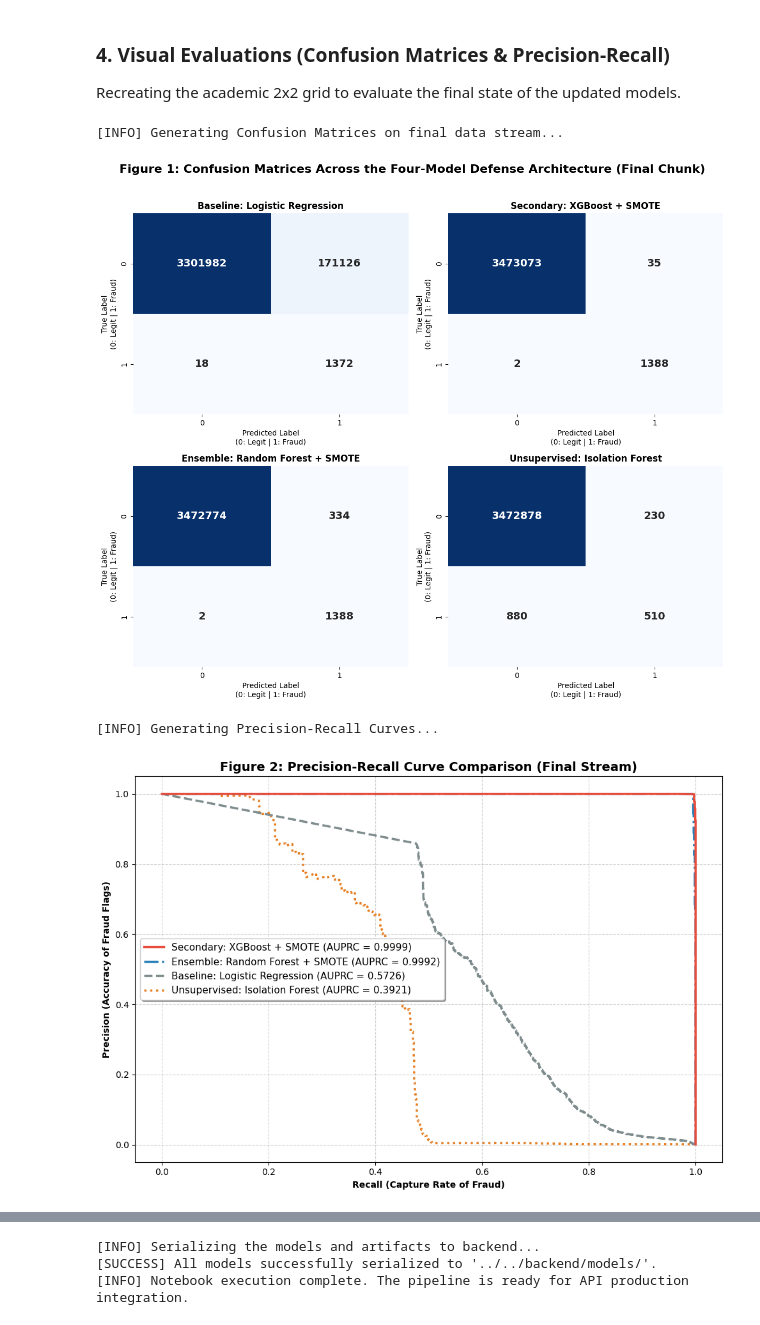
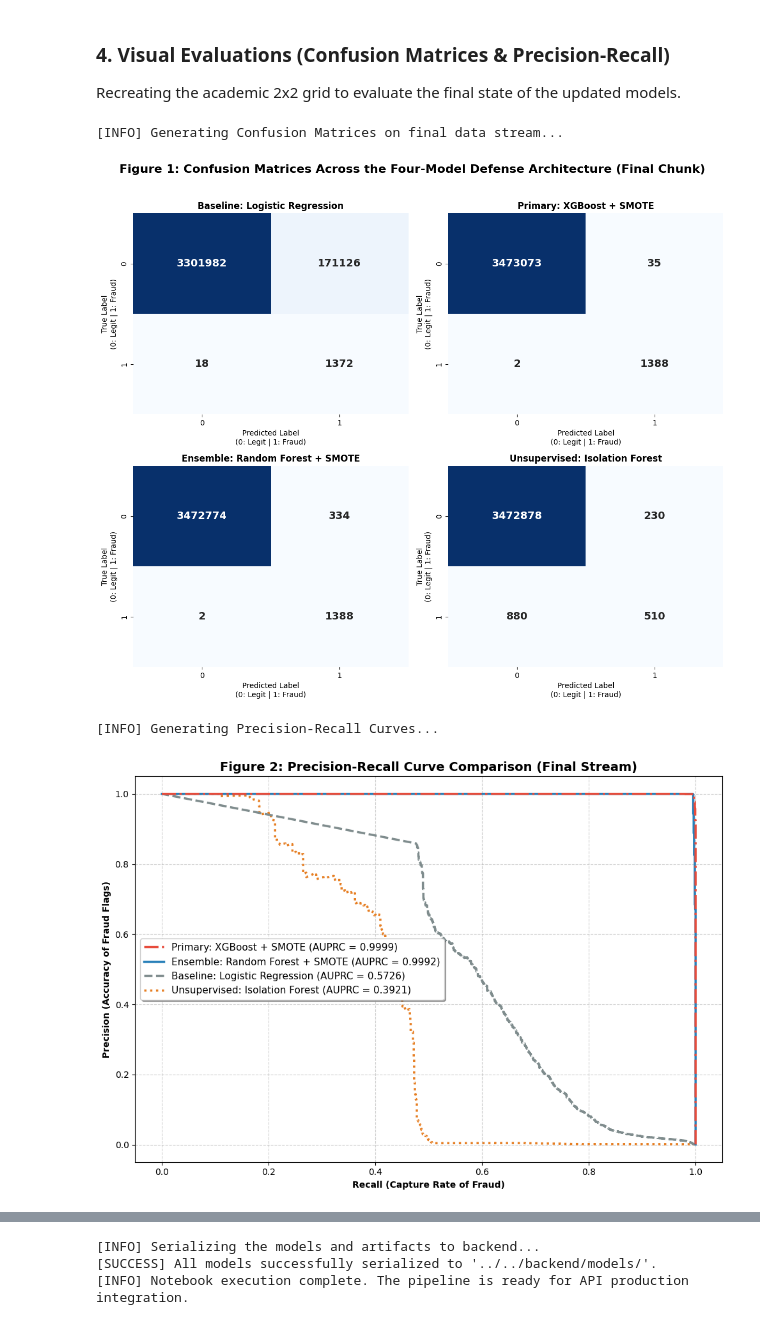
Before and after one commit to Quynh-Trang12/anomaly-watchers-donutpuff, a Jupyter notebook: ml_pipeline/notebooks/02_continuous_learning.ipynb, the cells around one changed output, grey strips where cells are left out. Cells and saved outputs as stored; diff of their text form; code cells hidden in the pictures.

```diff
--- a/ml_pipeline/notebooks/02_continuous_learning.ipynb
+++ b/ml_pipeline/notebooks/02_continuous_learning.ipynb
@@ -365,7 +365,7 @@ if final_y_true is not None:
 
     models_preds = [
         ("Baseline: Logistic Regression", final_preds["log"][0]),
-        ("Secondary: XGBoost + SMOTE", final_preds["xgb"][0]),
+        ("Primary: XGBoost + SMOTE", final_preds["xgb"][0]),
         ("Ensemble: Random Forest + SMOTE", final_preds["rf"][0]),
     ]
     if "if" in final_preds:
@@ -403,8 +403,8 @@ if final_y_true is not None:
 
     model_probas = [
         ("Baseline: Logistic Regression", final_preds["log"][1], "#7f8c8d", "--"),
-        ("Ensemble: Random Forest + SMOTE", final_preds["rf"][1], "#2980b9", "-."),
-        ("Secondary: XGBoost + SMOTE", final_preds["xgb"][1], "#e74c3c", "-"),
+        ("Ensemble: Random Forest + SMOTE", final_preds["rf"][1], "#2980b9", "-"),
+        ("Primary: XGBoost + SMOTE", final_preds["xgb"][1], "#e74c3c", "-."),
     ]
     if "if" in final_preds:
         model_probas.append(
@@ -418,32 +418,32 @@ if final_y_true is not None:
         plot_data.append((model_auprc, recall, precision, color, style, title))
 
     plot_data.sort(key=lambda x: x[0], reverse=False)
 
     for model_auprc, recall, precision, color, style, title in plot_data:
         ax.plot(
             recall,
             precision,
             color=color,
             linestyle=style,
             linewidth=2.5,
             label=f"{title} (AUPRC = {model_auprc:.4f})",
         )
 
     ax.set_title(
         "Figure 2: Precision-Recall Curve Comparison (Final Stream)",
         fontweight="bold",
         fontsize=14,
     )
     ax.set_xlabel("Recall (Capture Rate of Fraud)", fontweight="bold")
     ax.set_ylabel("Precision (Accuracy of Fraud Flags)", fontweight="bold")
 
     handles, labels = ax.get_legend_handles_labels()
     ax.legend(handles[::-1], labels[::-1], loc="best", shadow=True, fontsize=11)
     ax.grid(True, linestyle="--", alpha=0.6)
     plt.tight_layout()
     plt.show()
 # %% [output]
 [INFO] Generating Confusion Matrices on final data stream...
-[figure, old version]
+[figure, new version]
 [INFO] Generating Precision-Recall Curves...
-[figure, old version]
+[figure, new version]
```
Also changed, not shown: parts of 4 cells of this notebook, 3 other files.
